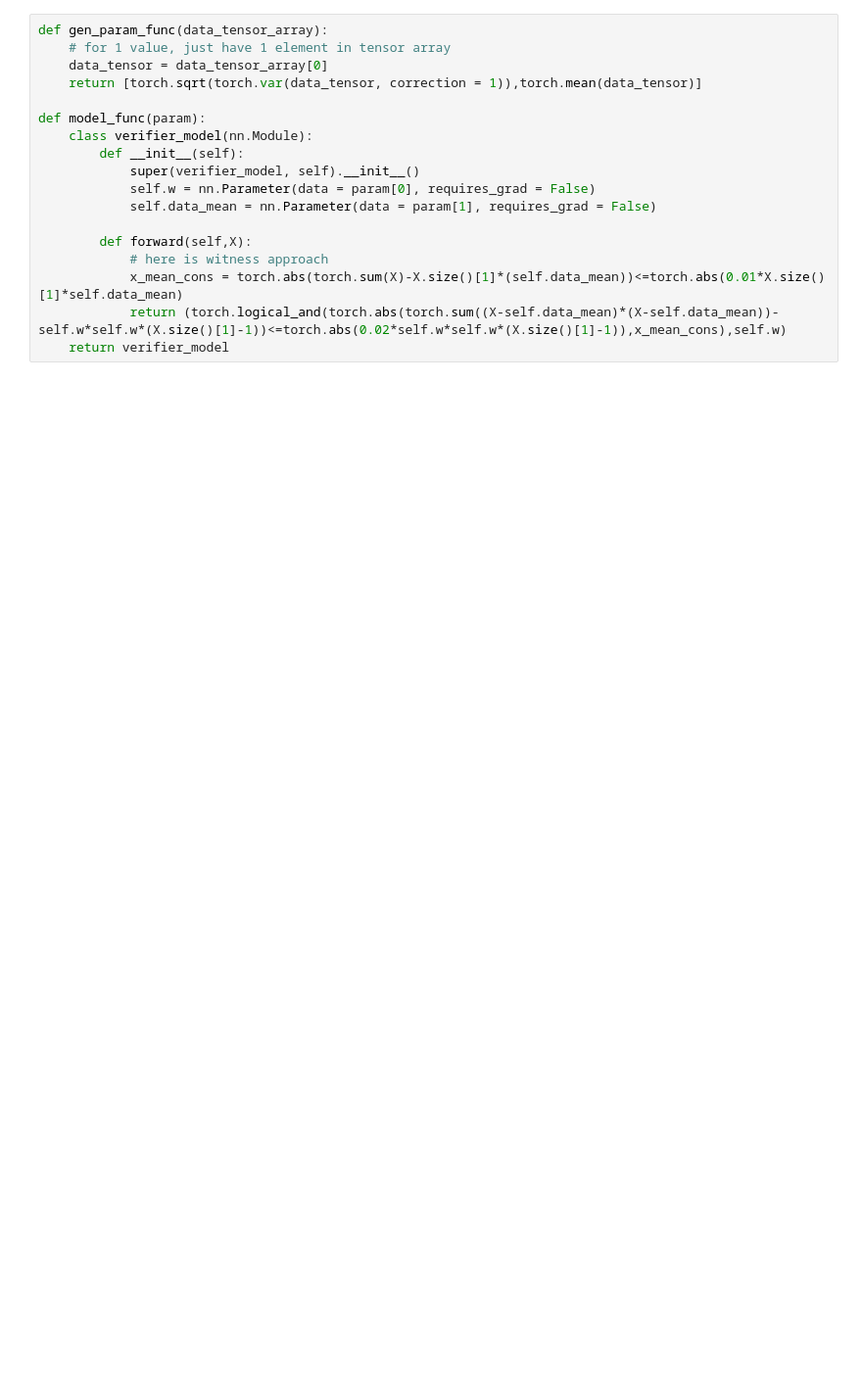
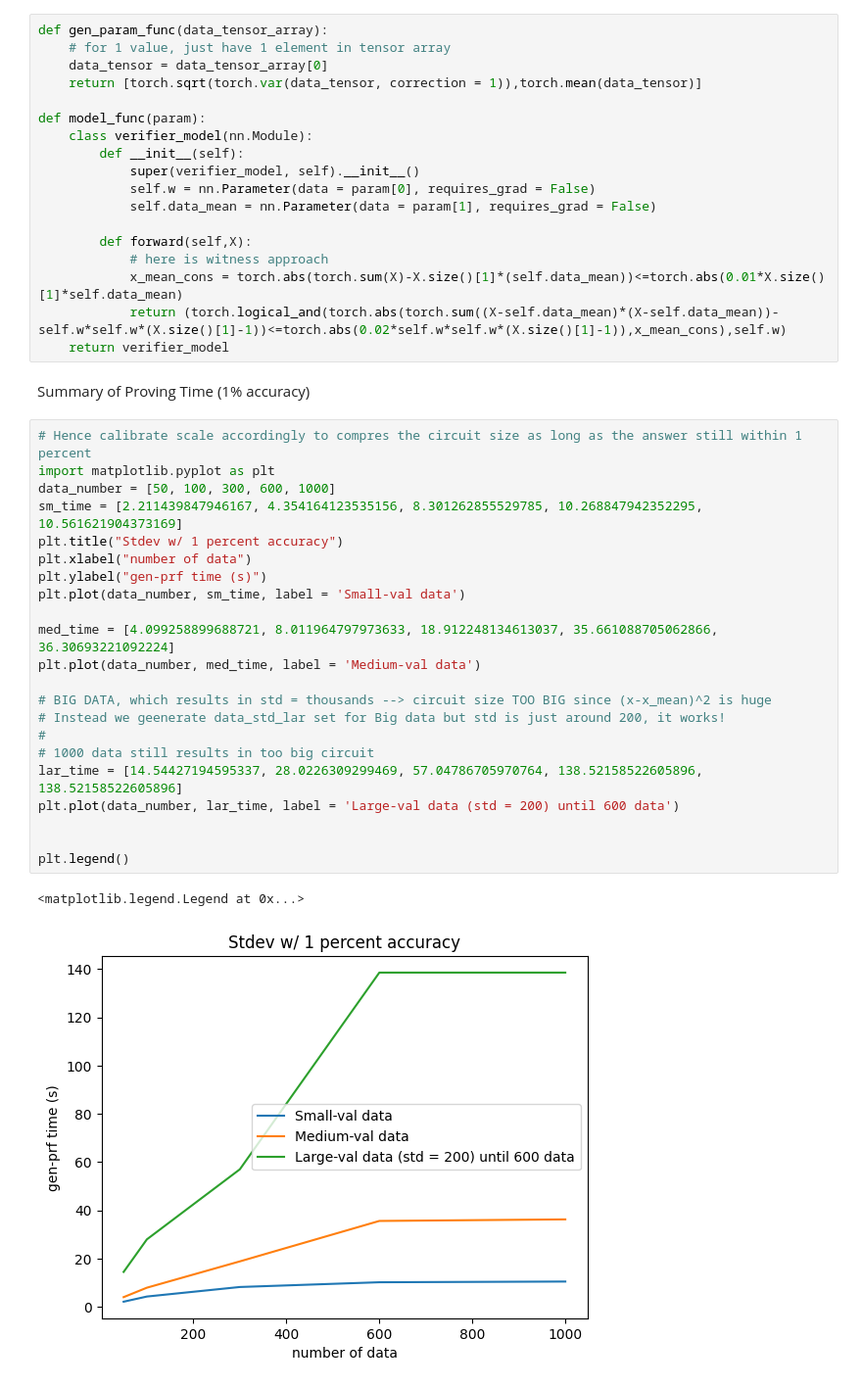
Before and after one commit to ZKStats/zk-stats-lib, a Jupyter notebook: benchmark/one_column/bench_stdev.ipynb, the cells around one changed output. Shown at 98% size. Drawn from its saved outputs; the diff is of its cells as text; blank space fills up the shorter version.

```diff
--- a/benchmark/one_column/bench_stdev.ipynb
+++ b/benchmark/one_column/bench_stdev.ipynb
@@ -40,3 +53,30 @@ def model_func(param):
             x_mean_cons = torch.abs(torch.sum(X)-X.size()[1]*(self.data_mean))<=torch.abs(0.01*X.size()[1]*self.data_mean)
             return (torch.logical_and(torch.abs(torch.sum((X-self.data_mean)*(X-self.data_mean))-self.w*self.w*(X.size()[1]-1))<=torch.abs(0.02*self.w*self.w*(X.size()[1]-1)),x_mean_cons),self.w)
     return verifier_model
+# %% [markdown]
+Summary of Proving Time (1% accuracy)
+# %%
+# Hence calibrate scale accordingly to compres the circuit size as long as the answer still within 1 percent
+import matplotlib.pyplot as plt
+data_number = [50, 100, 300, 600, 1000]
+sm_time = [2.211439847946167, 4.354164123535156, 8.301262855529785, 10.268847942352295, 10.561621904373169]
+plt.title("Stdev w/ 1 percent accuracy")
+plt.xlabel("number of data")
+plt.ylabel("gen-prf time (s)")
+plt.plot(data_number, sm_time, label = 'Small-val data')
+
+med_time = [4.099258899688721, 8.011964797973633, 18.912248134613037, 35.661088705062866, 36.30693221092224]
+plt.plot(data_number, med_time, label = 'Medium-val data')
+
+# BIG DATA, which results in std = thousands --> circuit size TOO BIG since (x-x_mean)^2 is huge
+# Instead we geenerate data_std_lar set for Big data but std is just around 200, it works!
+#
+# 1000 data still results in too big circuit
+lar_time = [14.54427194595337, 28.0226309299469, 57.04786705970764, 138.52158522605896, 138.52158522605896]
+plt.plot(data_number, lar_time, label = 'Large-val data (std = 200) until 600 data')
+
+
+plt.legend()
+# %% [output]
+<matplotlib.legend.Legend at 0x...>
+[figure, added]
```
Also changed, not shown: parts of 26 cells of this notebook, 29 other files.
